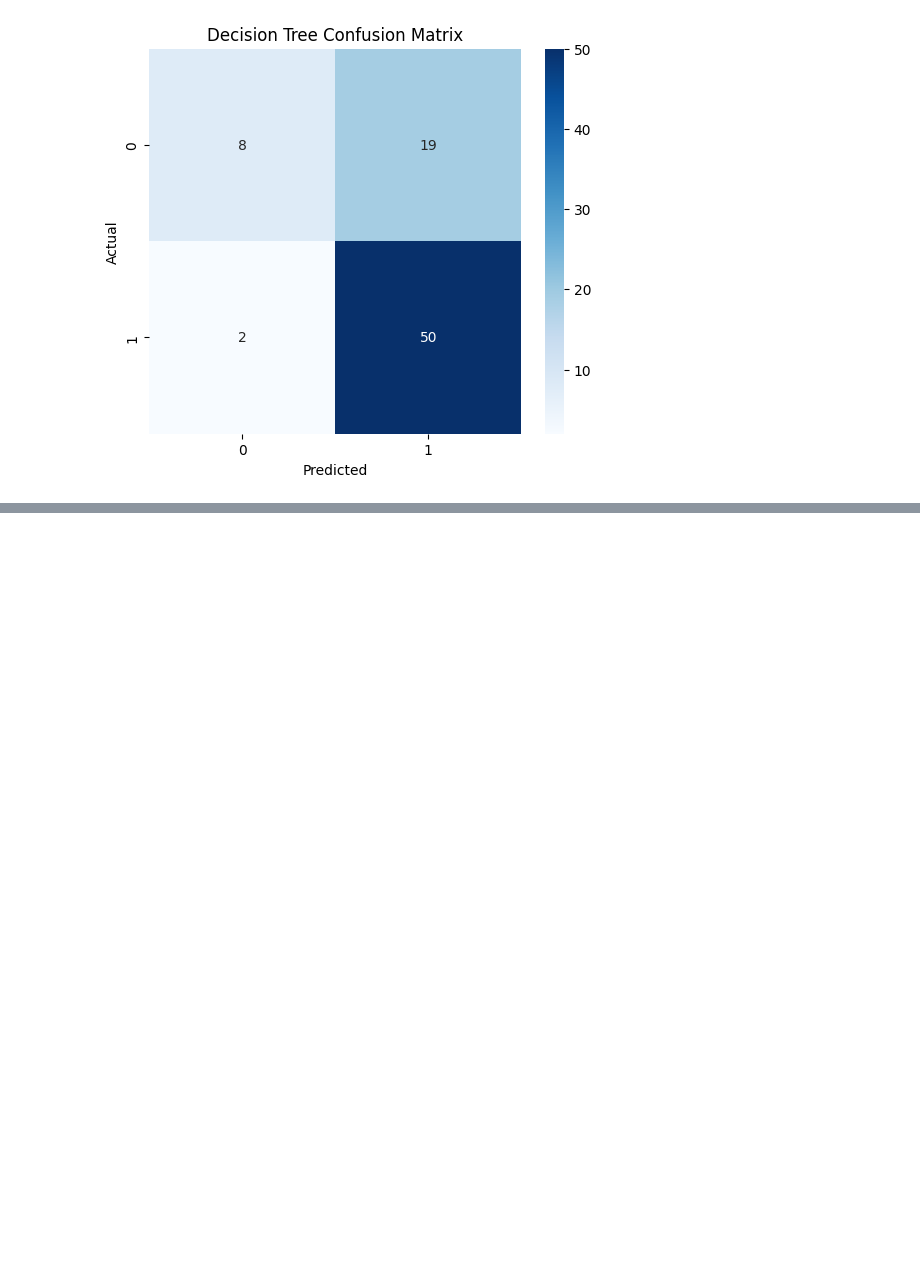
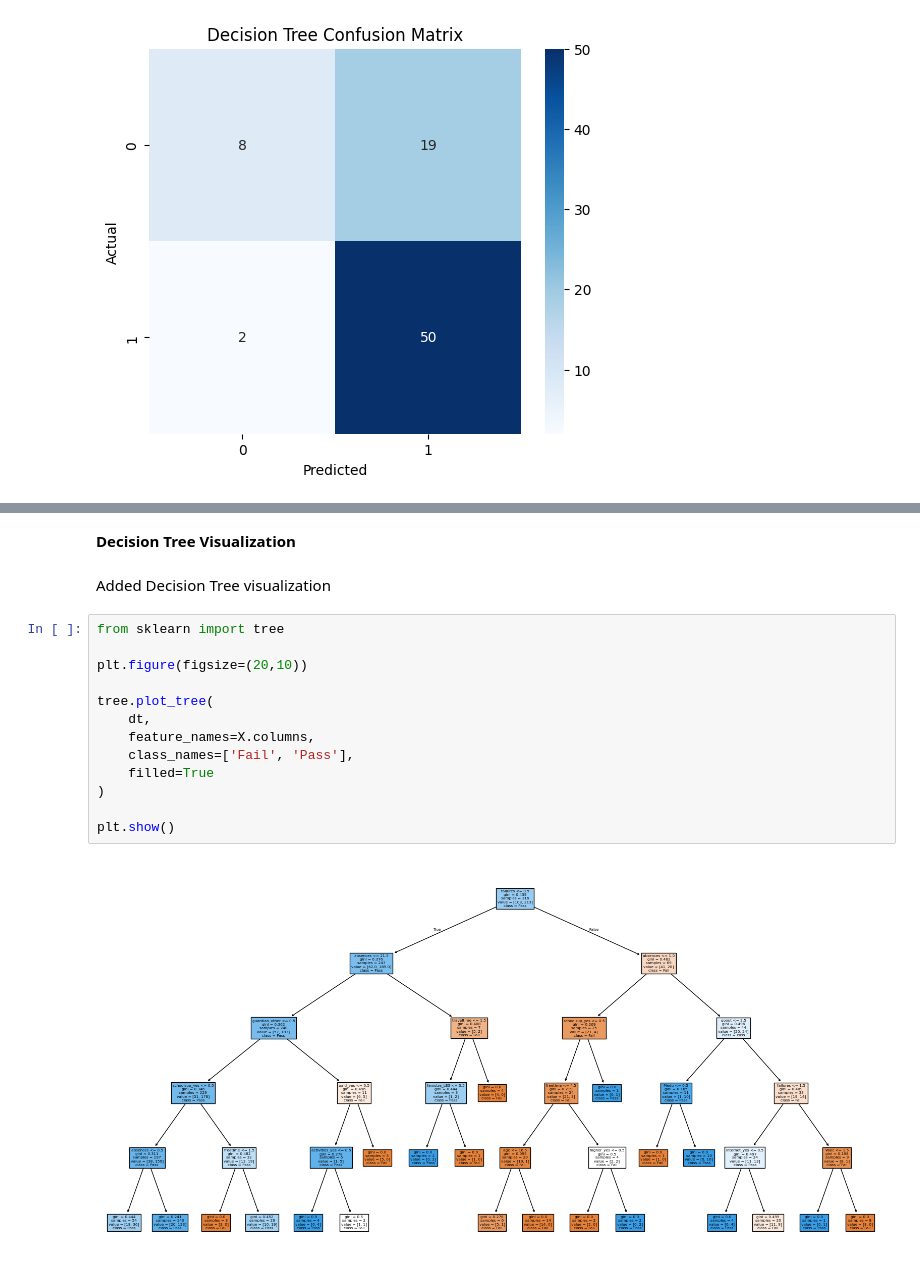
Before and after one commit to aiswaryasds25-lab/Project2_StudentPerformance_Prediction_and_Earlyintervention, a Jupyter notebook: Added Decision Tree and feature importance analysis.ipynb, the cells around one changed output, grey strips where cells are left out. Drawn from its saved outputs; the diff is of its cells as text; blank space fills up the shorter version.

```diff
--- a/Added Decision Tree and feature importance analysis.ipynb
+++ b/Added Decision Tree and feature importance analysis.ipynb
@@ -129,0 +145,19 @@ plt.show()
+# %% [markdown]
+**Decision Tree Visualization**
+# %% [markdown]
+Added Decision Tree visualization
+# %%
+from sklearn import tree
+
+plt.figure(figsize=(20,10))
+
+tree.plot_tree(
+    dt,
+    feature_names=X.columns,
+    class_names=['Fail', 'Pass'],
+    filled=True
+)
+
+plt.show()
+# %% [output]
+[figure, added]
```
Also changed, not shown: parts of 3 cells of this notebook.
